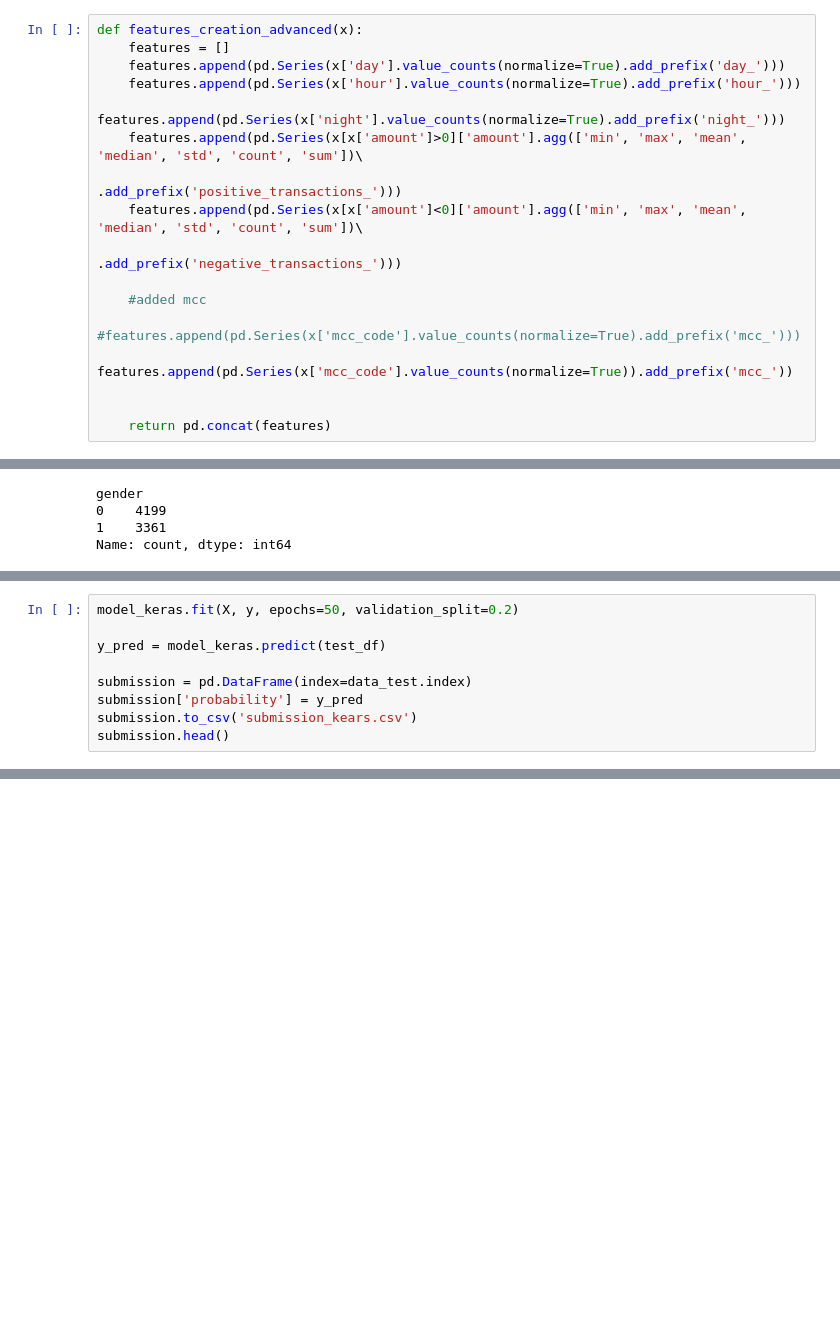
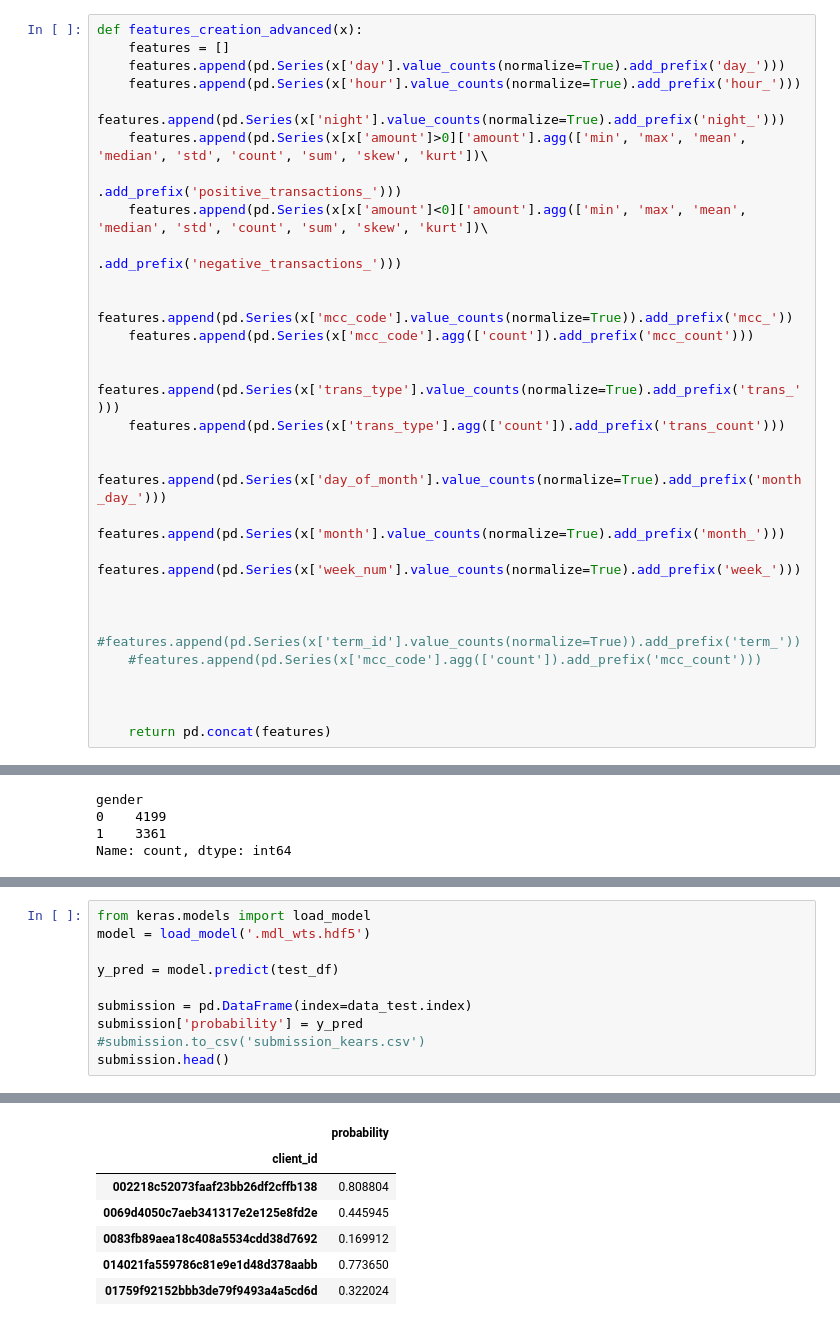
Before and after one commit to b3GOR/HSE-Sber-Hack-2023, a Jupyter notebook: gender_project.ipynb, the cells around one changed output, grey strips where cells are left out. Cells and saved outputs as stored; diff of their text form; blank space fills up the shorter version.

```diff
--- a/gender_project.ipynb
+++ b/gender_project.ipynb
@@ -183,14 +248,25 @@ def features_creation_advanced(x):
     features.append(pd.Series(x['day'].value_counts(normalize=True).add_prefix('day_')))
     features.append(pd.Series(x['hour'].value_counts(normalize=True).add_prefix('hour_')))
     features.append(pd.Series(x['night'].value_counts(normalize=True).add_prefix('night_')))
-    features.append(pd.Series(x[x['amount']>0]['amount'].agg(['min', 'max', 'mean', 'median', 'std', 'count', 'sum'])\
-                                                        .add_prefix('positive_transactions_')))
-    features.append(pd.Series(x[x['amount']<0]['amount'].agg(['min', 'max', 'mean', 'median', 'std', 'count', 'sum'])\
-                                                        .add_prefix('negative_transactions_')))
+    features.append(pd.Series(x[x['amount']>0]['amount'].agg(['min', 'max', 'mean', 'median', 'std', 'count', 'sum', 'skew', 'kurt'])\
+                                                         .add_prefix('positive_transactions_')))
+    features.append(pd.Series(x[x['amount']<0]['amount'].agg(['min', 'max', 'mean', 'median', 'std', 'count', 'sum', 'skew', 'kurt'])\
+                                                         .add_prefix('negative_transactions_')))
 
-    #added mcc
-    #features.append(pd.Series(x['mcc_code'].value_counts(normalize=True).add_prefix('mcc_')))
     features.append(pd.Series(x['mcc_code'].value_counts(normalize=True)).add_prefix('mcc_'))
+    features.append(pd.Series(x['mcc_code'].agg(['count']).add_prefix('mcc_count')))
+
+    features.append(pd.Series(x['trans_type'].value_counts(normalize=True).add_prefix('trans_')))
+    features.append(pd.Series(x['trans_type'].agg(['count']).add_prefix('trans_count')))
+
+    features.append(pd.Series(x['day_of_month'].value_counts(normalize=True).add_prefix('month_day_')))
+    features.append(pd.Series(x['month'].value_counts(normalize=True).add_prefix('month_')))
+    features.append(pd.Series(x['week_num'].value_counts(normalize=True).add_prefix('week_')))
+
+
+    #features.append(pd.Series(x['term_id'].value_counts(normalize=True)).add_prefix('term_'))
+    #features.append(pd.Series(x['mcc_code'].agg(['count']).add_prefix('mcc_count')))
+
 
 
     return pd.concat(features)
@@ -363,10 +659,11 @@ model_keras.compile(optimizer='adam',
 # %%
-model_keras.fit(X, y, epochs=50, validation_split=0.2)
+from keras.models import load_model
+model = load_model('.mdl_wts.hdf5')
 
-y_pred = model_keras.predict(test_df)
+y_pred = model.predict(test_df)
 
 submission = pd.DataFrame(index=data_test.index)
 submission['probability'] = y_pred
-submission.to_csv('submission_kears.csv')
+#submission.to_csv('submission_kears.csv')
 submission.head()
 # %% [output]
@@ -389,0 +671,7 @@ Epoch 30/50
+|  | probability |
+| client_id |  |
+| 002218c52073faaf23bb26df2cffb138 | 0.808804 |
+| 0069d4050c7aeb341317e2e125e8fd2e | 0.445945 |
+| 0083fb89aea18c408a5534cdd38d7692 | 0.169912 |
+| 014021fa559786c81e9e1d48d378aabb | 0.773650 |
+| 01759f92152bbb3de79f9493a4a5cd6d | 0.322024 |
```
Also changed, not shown: parts of 36 cells of this notebook.
